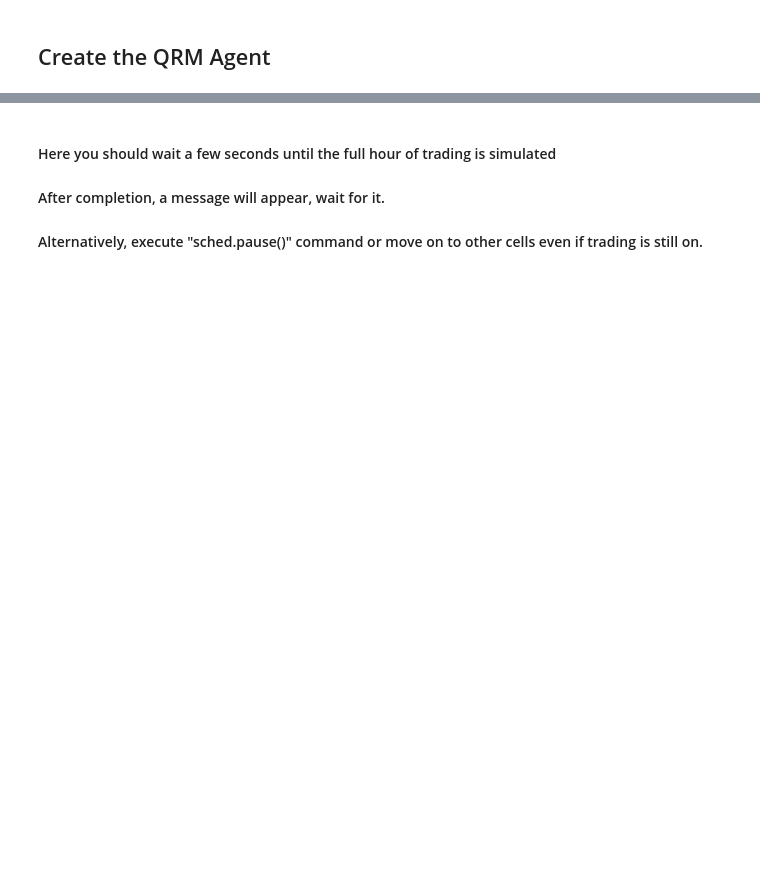
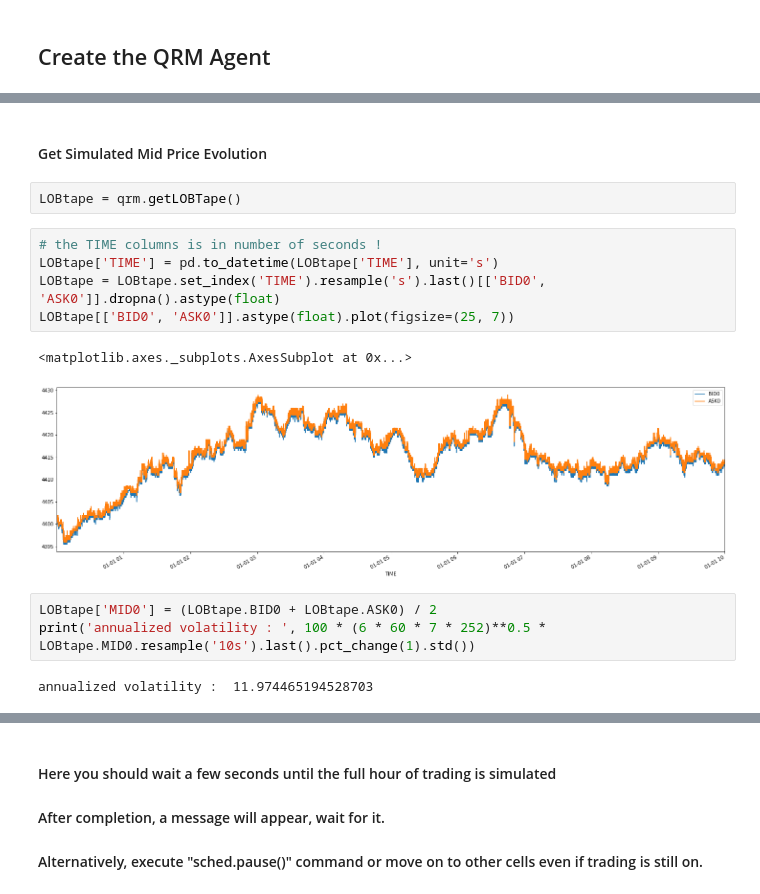
Before and after one commit to FDR0903/mimicLOB, a Jupyter notebook: demo/Classic/3. Demo - Simulation - QRM.ipynb, the cells around one changed output, grey strips where cells are left out. Saved outputs shown, nothing was run; the diff lists cells and outputs as text; blank space fills up the shorter version.

```diff
--- a/demo/Classic/3. Demo - Simulation - QRM.ipynb
+++ b/demo/Classic/3. Demo - Simulation - QRM.ipynb
@@ -75,0 +89,17 @@ qrm = mlob.QRM(**qrm_config)
+# %% [markdown]
+#### Get Simulated Mid Price Evolution
+# %%
+LOBtape = qrm.getLOBTape()
+# %%
+# the TIME columns is in number of seconds !
+LOBtape['TIME'] = pd.to_datetime(LOBtape['TIME'], unit='s')
+LOBtape = LOBtape.set_index('TIME').resample('s').last()[['BID0', 'ASK0']].dropna().astype(float)
+LOBtape[['BID0', 'ASK0']].astype(float).plot(figsize=(25, 7))
+# %% [output]
+<matplotlib.axes._subplots.AxesSubplot at 0x...>
+[figure, added]
+# %%
+LOBtape['MID0'] = (LOBtape.BID0 + LOBtape.ASK0) / 2
+print('annualized volatility : ', 100 * (6 * 60 * 7 * 252)**0.5 * LOBtape.MID0.resample('10s').last().pct_change(1).std())
+# %% [output]
+annualized volatility :  11.974465194528703
```
Also changed, not shown: parts of 17 cells of this notebook, 18 other files.
